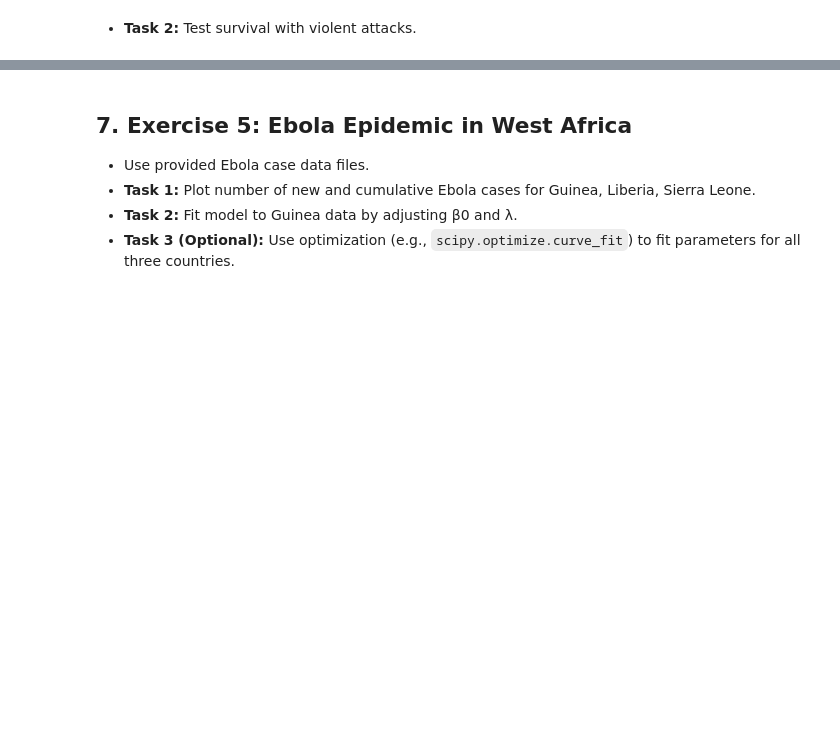
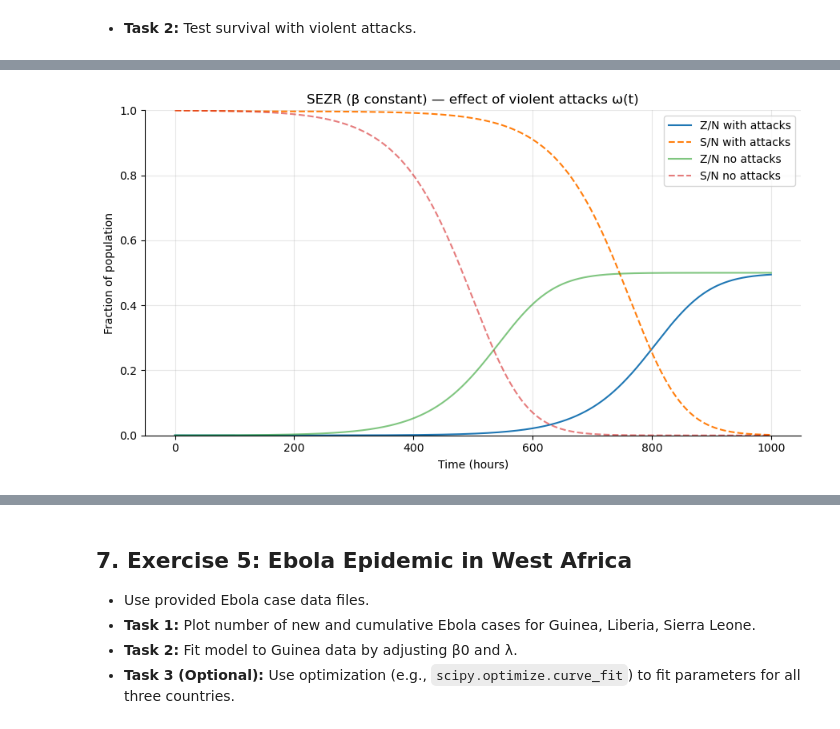
Before and after one commit to AmundRB/MOD300Project2, a Jupyter notebook: project2_template.ipynb, the cells around one changed output, grey strips where cells are left out. Cells and saved outputs as stored; diff of their text form; code cells hidden in the pictures; blank space fills up the shorter version.

```diff
--- a/project2_template.ipynb
+++ b/project2_template.ipynb
@@ -637,0 +654,78 @@ With the simulations and understanding of math in the given scenario it would no
+# %%
+# --- parameters ---
+beta  = 0.06          # 1/hr (constant)
+alpha = 0.03          # 1/hr  -> beta/alpha = 2 > 1
+sigma = 1/24.0        # 1/hr (24 h incubation)
+
+
+# attacks occur at specified times following the zombie outbreak:
+attacks = [100,124,148,172,196] # hrs
+a = 20*beta
+def omega(t, a, attacks):
+    """
+    Zombie attack function
+    Input
+    -----
+    t: float, time
+    a: float, strength of attacks
+    attacks: a list with times for attacks
+    Output
+    ------
+    sys[0]: float
+    """
+    return a*np.sum([np.exp(-.5*(t-ti)**2) for ti in attacks])
+
+def make_sezr_rhs(beta, alpha, sigma, omega_fn=None):
+    def f(t, y):
+        S, E, Z, R = y
+        N = S + E + Z + R
+        SEZ = (S * Z) / N if N > 0 else 0.0
+        w = omega_fn(t) if omega_fn is not None else 0.0
+        dS = -beta * SEZ
+        dE =  beta * SEZ - sigma * E
+        dZ =  sigma * E   - (alpha + w) * SEZ
+        dR =  (alpha + w) * SEZ
+        return np.array([dS, dE, dZ, dR], float)
+    return f
+
+
+
+def run_sezr(N, alpha, with_attacks=True, t_end=1000.0, dt=0.25):
+    S0, E0, Z0, R0 = N-1.0, 0.0, 1.0, 0.0
+    omega_fn = (lambda t: omega(t, a, attacks)) if with_attacks else None
+    f = make_sezr_rhs(beta, alpha, sigma, omega_fn=omega_fn)
+    t, y = euler_solve(f, (0.0, t_end), [S0,E0,Z0,R0], dt)
+    return t, y
+
+
+N = 3305  # Sokndal (use 683 for Dirdal)
+
+# run with/without attacks
+t_att, y_att = run_sezr(N, alpha, with_attacks=True)
+t_no,  y_no  = run_sezr(N, alpha, with_attacks=False)
+S_att, E_att, Z_att, R_att = y_att.T
+S_no,  E_no,  Z_no,  R_no  = y_no.T
+
+# key metrics
+surv_att = S_att[-1]; surv_no = S_no[-1]
+peak_i   = int(np.argmax(Z_att)); peak_t = t_att[peak_i]; peak_frac = Z_att[peak_i]/N
+
+print(f"With attacks:  survivors ≈ {surv_att:.2f} ({100*surv_att/N:.2f}%)")
+print(f"No attacks :  survivors ≈ {surv_no:.2f} ({100*surv_no/N:.2f}%)")
+print(f"Peak Z/N with attacks ≈ {peak_frac:.3f} at t ≈ {peak_t:.1f} h")
+print(f'Baseline ratio beta/alpha = {beta/alpha:.2f} (>1)')
+
+# plot both on ONE graph
+plt.figure(figsize=(9,5))
+plt.plot(t_att, Z_att/N, label="Z/N with attacks")
+plt.plot(t_att, S_att/N, linestyle="--", label="S/N with attacks")
+plt.plot(t_no,  Z_no/N,  alpha=0.6, label="Z/N no attacks")
+plt.plot(t_no,  S_no/N,  linestyle="--", alpha=0.6, label="S/N no attacks")
+plt.xlabel("Time (hours)"); plt.ylabel("Fraction of population")
+plt.title("SEZR (β constant) — effect of violent attacks ω(t)")
+plt.ylim(0,1); plt.grid(True, alpha=0.3); plt.legend(); plt.tight_layout()
+plt.show()
+
+#for i in range(0, 2000, 50):
+    #print(f"{t_att[i]:5.1f}, {Z_no[i]:.3f}")
+# %% [output]
@@ -637,0 +736 @@ With the simulations and understanding of math in the given scenario it would no
+[figure, added]
```
Also changed, not shown: parts of 5 cells of this notebook.
